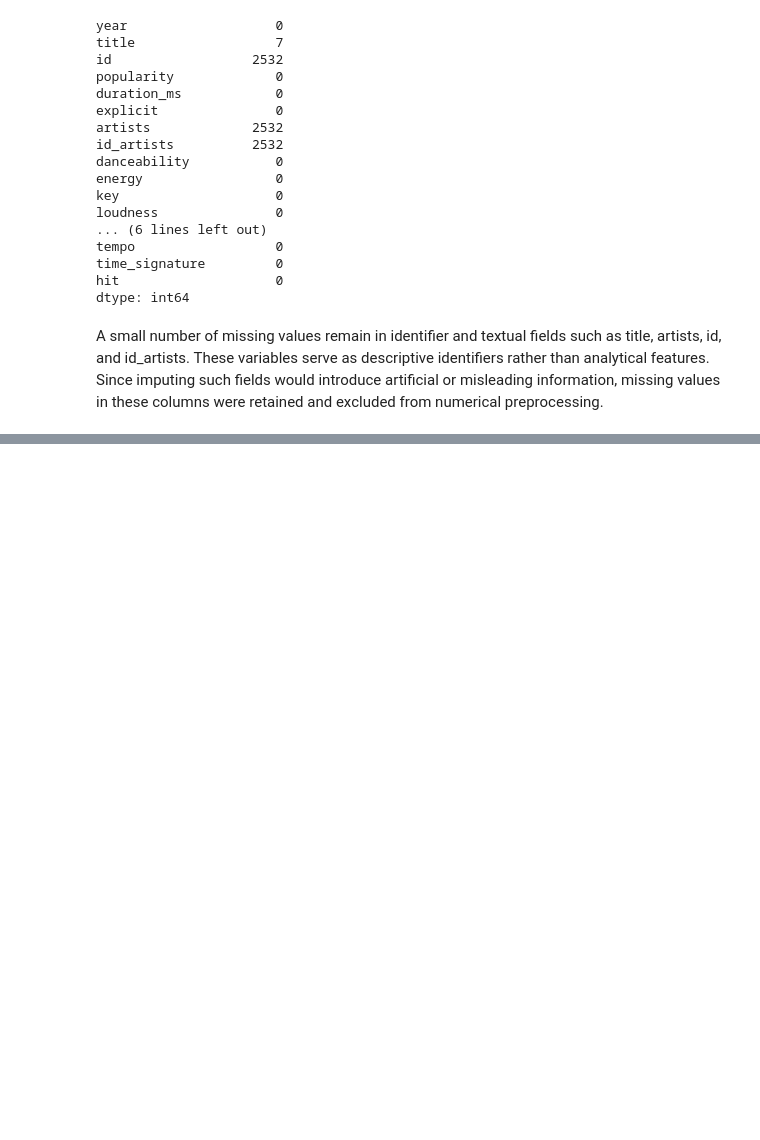
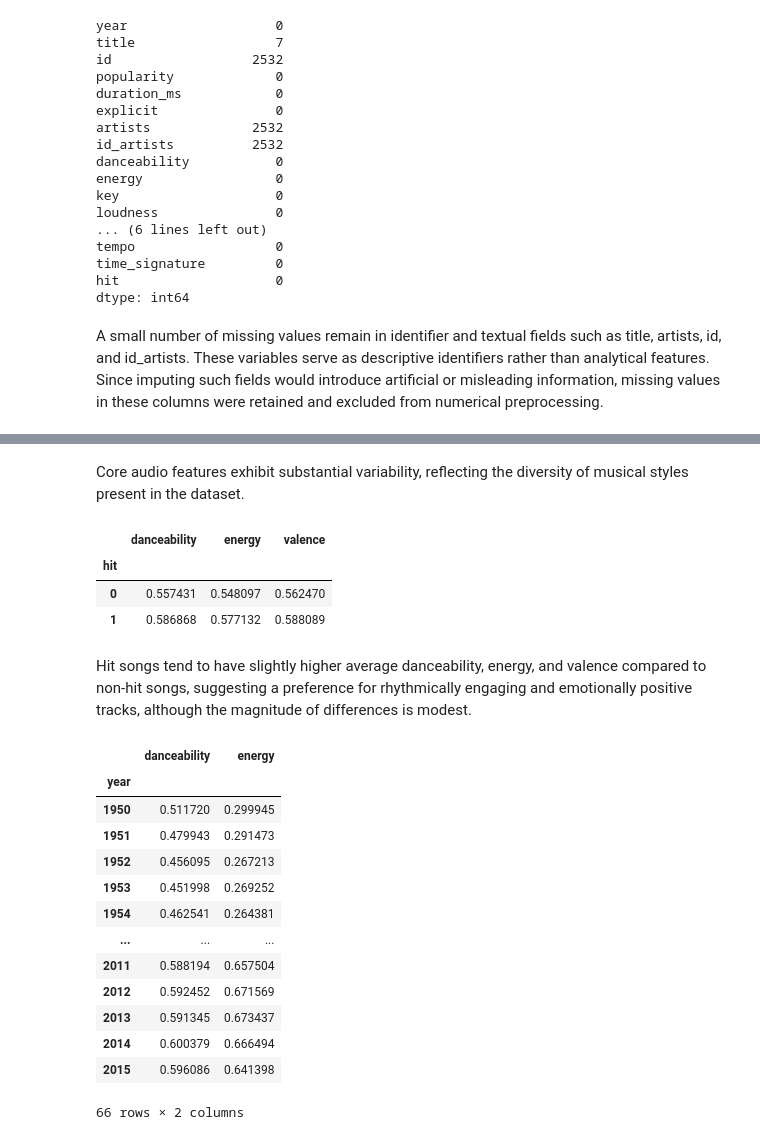
Before and after one commit to Darconshal/5243-Project1, a Jupyter notebook: music.ipynb, the cells around one changed output, grey strips where cells are left out. Saved outputs shown, nothing was run; the diff lists cells and outputs as text; code cells hidden in the pictures; blank space fills up the shorter version.

```diff
--- a/music.ipynb
+++ b/music.ipynb
@@ -156,0 +194,28 @@ A small number of missing values remain in identifier and textual fields such as
+# %% [markdown]
+Core audio features exhibit substantial variability, reflecting the diversity of musical styles present in the dataset.
+# %%
+analysis_df.groupby("hit")[["danceability","energy","valence"]].mean()
+# %% [output]
+|  | danceability | energy | valence |
+| hit |  |  |  |
+| 0 | 0.557431 | 0.548097 | 0.562470 |
+| 1 | 0.586868 | 0.577132 | 0.588089 |
+# %% [markdown]
+Hit songs tend to have slightly higher average danceability, energy, and valence compared to non-hit songs, suggesting a preference for rhythmically engaging and emotionally positive tracks, although the magnitude of differences is modest.
+# %%
+analysis_df.groupby("year")[["danceability","energy"]].mean()
+# %% [output]
+|  | danceability | energy |
+| year |  |  |
+| 1950 | 0.511720 | 0.299945 |
+| 1951 | 0.479943 | 0.291473 |
+| 1952 | 0.456095 | 0.267213 |
+| 1953 | 0.451998 | 0.269252 |
+| 1954 | 0.462541 | 0.264381 |
+| ... | ... | ... |
+| 2011 | 0.588194 | 0.657504 |
+| 2012 | 0.592452 | 0.671569 |
+| 2013 | 0.591345 | 0.673437 |
+| 2014 | 0.600379 | 0.666494 |
+| 2015 | 0.596086 | 0.641398 |
+66 rows × 2 columns
```
Also changed, not shown: parts of 14 cells of this notebook.
